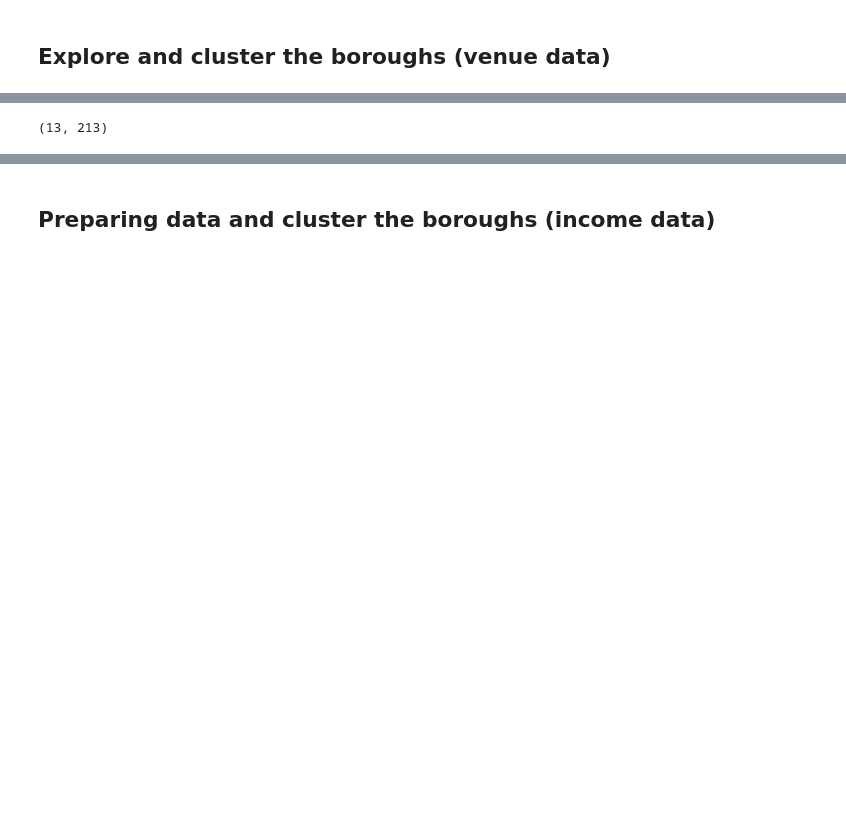
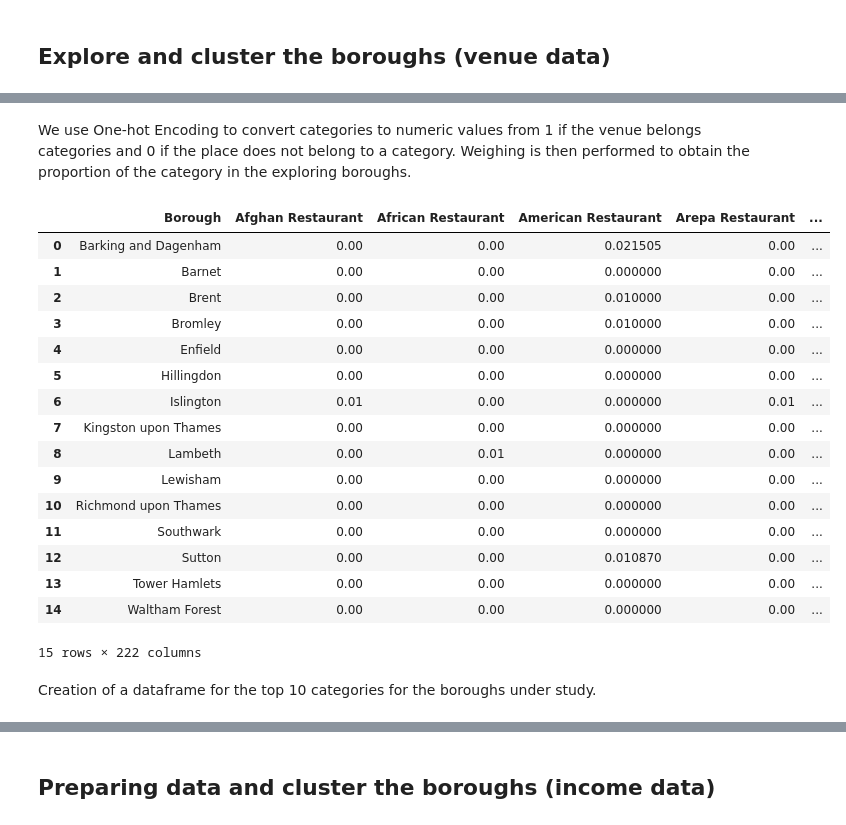
Before and after one commit to Aioioy/London_restaurants_Capstone_Project, a Jupyter notebook: London_restaurants_Capstone_Project.ipynb, the cells around one changed output, grey strips where cells are left out. Drawn from its saved outputs; the diff is of its cells as text; code cells hidden in the pictures; blank space fills up the shorter version.

```diff
--- a/London_restaurants_Capstone_Project.ipynb
+++ b/London_restaurants_Capstone_Project.ipynb
@@ -231,21 +291,43 @@ london_venues_explore = london_venues[london_venues['Borough'].isin(interesting_
+# %% [markdown]
+We use One-hot Encoding to convert categories to numeric values from 1 if the venue belongs
+categories and 0 if the place does not belong to a category.
+Weighing is then performed to obtain the proportion of the category in the exploring boroughs.
 # %%
 #Get dummies for Dataframe and compute the weight ov venue category for each neighborhood
 london_processing = pd.get_dummies(london_venues_explore[['Venue Category']], prefix="", prefix_sep="")
 london_processing['Borough'] = london_venues_explore['Borough']
 
 fixed_columns = [london_processing.columns[-1]] + list(london_processing.columns[:-1])
 london_processing = london_processing[fixed_columns]
 
 london_grouped = london_processing.groupby('Borough').mean().reset_index()
-london_grouped.shape
+display(london_grouped)
 # %% [output]
+|  | Borough | Afghan Restaurant | African Restaurant | American Restaurant | Arepa Restaurant | ... |
+| 0 | Barking and Dagenham | 0.00 | 0.00 | 0.021505 | 0.00 | ... |
+| 1 | Barnet | 0.00 | 0.00 | 0.000000 | 0.00 | ... |
+| 2 | Brent | 0.00 | 0.00 | 0.010000 | 0.00 | ... |
+| 3 | Bromley | 0.00 | 0.00 | 0.010000 | 0.00 | ... |
+| 4 | Enfield | 0.00 | 0.00 | 0.000000 | 0.00 | ... |
+| 5 | Hillingdon | 0.00 | 0.00 | 0.000000 | 0.00 | ... |
+| 6 | Islington | 0.01 | 0.00 | 0.000000 | 0.01 | ... |
+| 7 | Kingston upon Thames | 0.00 | 0.00 | 0.000000 | 0.00 | ... |
+| 8 | Lambeth | 0.00 | 0.01 | 0.000000 | 0.00 | ... |
+| 9 | Lewisham | 0.00 | 0.00 | 0.000000 | 0.00 | ... |
+| 10 | Richmond upon Thames | 0.00 | 0.00 | 0.000000 | 0.00 | ... |
+| 11 | Southwark | 0.00 | 0.00 | 0.000000 | 0.00 | ... |
+| 12 | Sutton | 0.00 | 0.00 | 0.010870 | 0.00 | ... |
+| 13 | Tower Hamlets | 0.00 | 0.00 | 0.000000 | 0.00 | ... |
+| 14 | Waltham Forest | 0.00 | 0.00 | 0.000000 | 0.00 | ... |
-(13, 213)
+15 rows × 222 columns
 # %%
 def return_most_common_venues(row, num_top_venues):
     row_categories = row.iloc[1:]
     row_categories_sorted = row_categories.sort_values(ascending=False)
 
     return row_categories_sorted.index.values[0:num_top_venues]
+# %% [markdown]
+Creation of a dataframe for the top 10 categories for the boroughs under study.
 # %%
 #Explore top 10 venue categories for each neighborhood
 num_top_venues = 10
```
Also changed, not shown: parts of 23 cells of this notebook, 5 other files.
